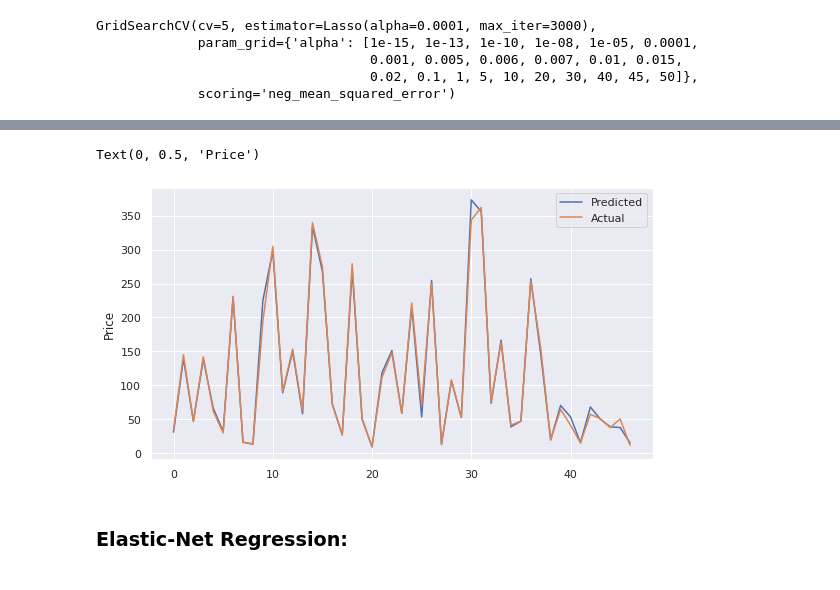
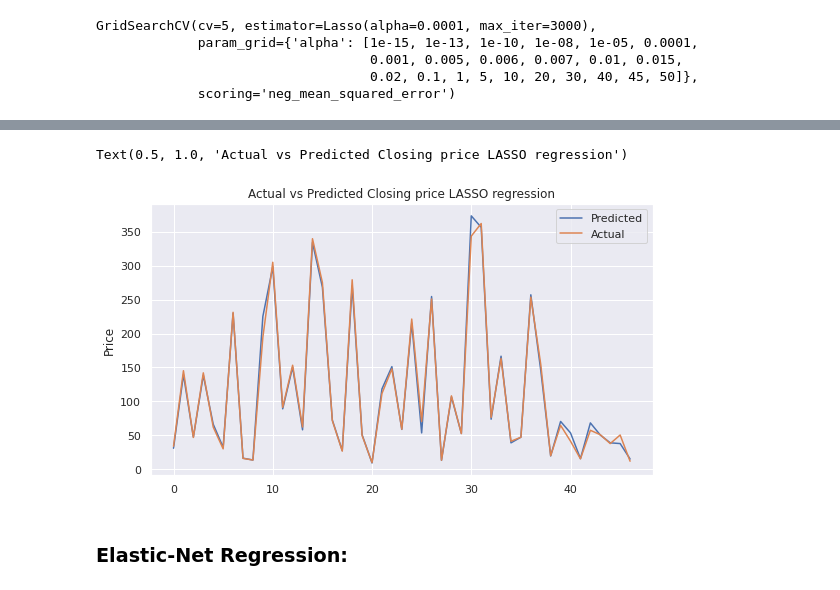
Before and after one commit to wankhede10swapnil/Yes-Bank-Stock-Closing-Price-Prediction, a Jupyter notebook: Yes_Bank_Stock_Closing_Price_Prediction_Swapnil_Wankhede.ipynb, the cells around one changed output, grey strips where cells are left out. Saved outputs shown, nothing was run; the diff lists cells and outputs as text; code cells hidden in the pictures.

```diff
--- a/Yes_Bank_Stock_Closing_Price_Prediction_Swapnil_Wankhede.ipynb
+++ b/Yes_Bank_Stock_Closing_Price_Prediction_Swapnil_Wankhede.ipynb
@@ -725,13 +739,14 @@ Adjusted R2 score:  0.993
 # %%
 # plotting the predicted values vs actual.
 plt.figure(figsize=(9,5))
 plt.plot(10**y_pred_lasso)
 plt.plot(np.array(10**y_test))
 plt.legend(["Predicted","Actual"])
 plt.ylabel("Price")
+plt.title("Actual vs Predicted Closing price LASSO regression")
 # %% [output]
-Text(0, 0.5, 'Price')
+Text(0.5, 1.0, 'Actual vs Predicted Closing price LASSO regression')
-[figure, old version]
+[figure, new version]
 # %% [markdown]
 ### Elastic-Net Regression:
 # %%
```
Also changed, not shown: parts of 41 cells of this notebook.
